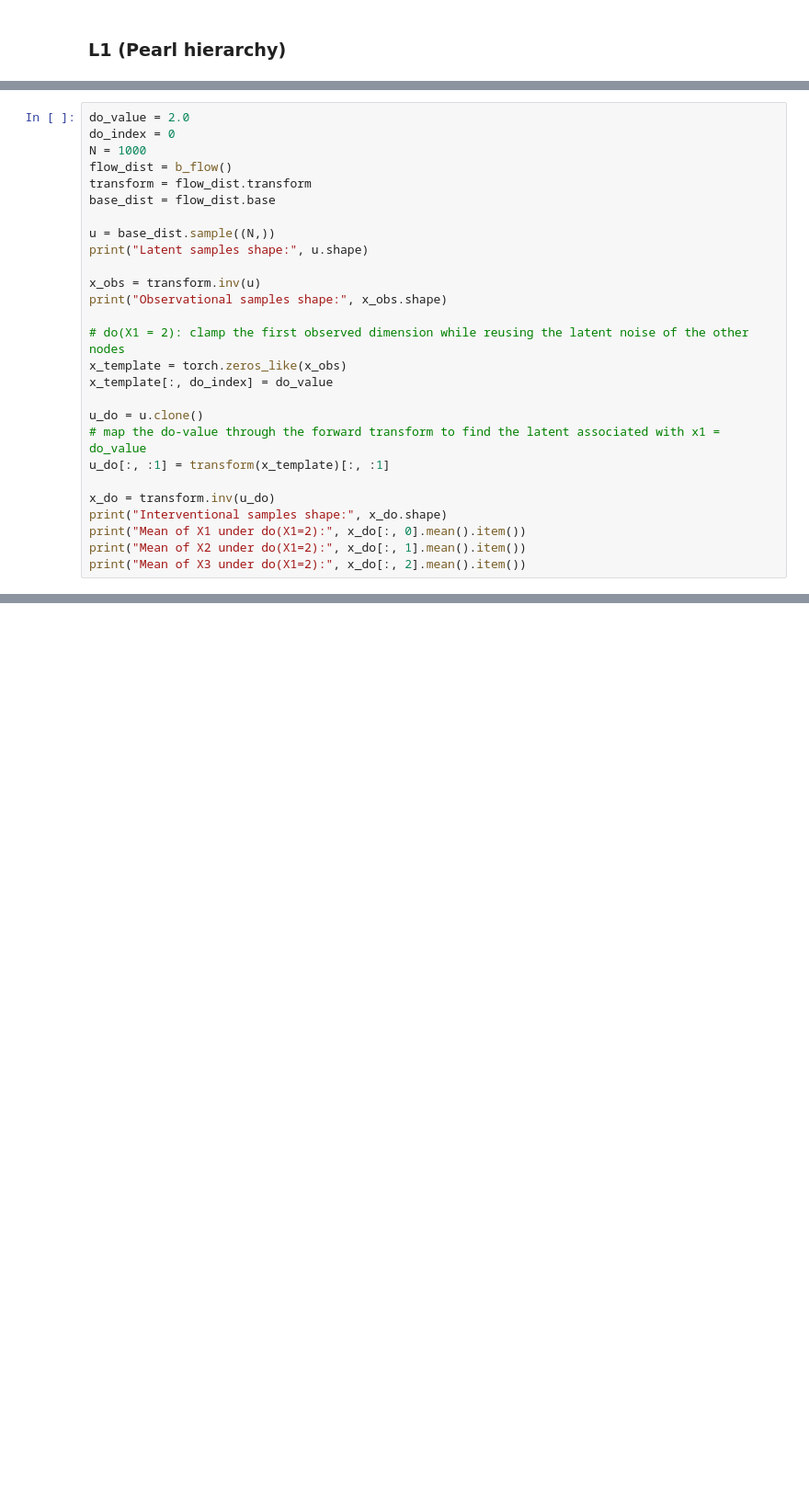
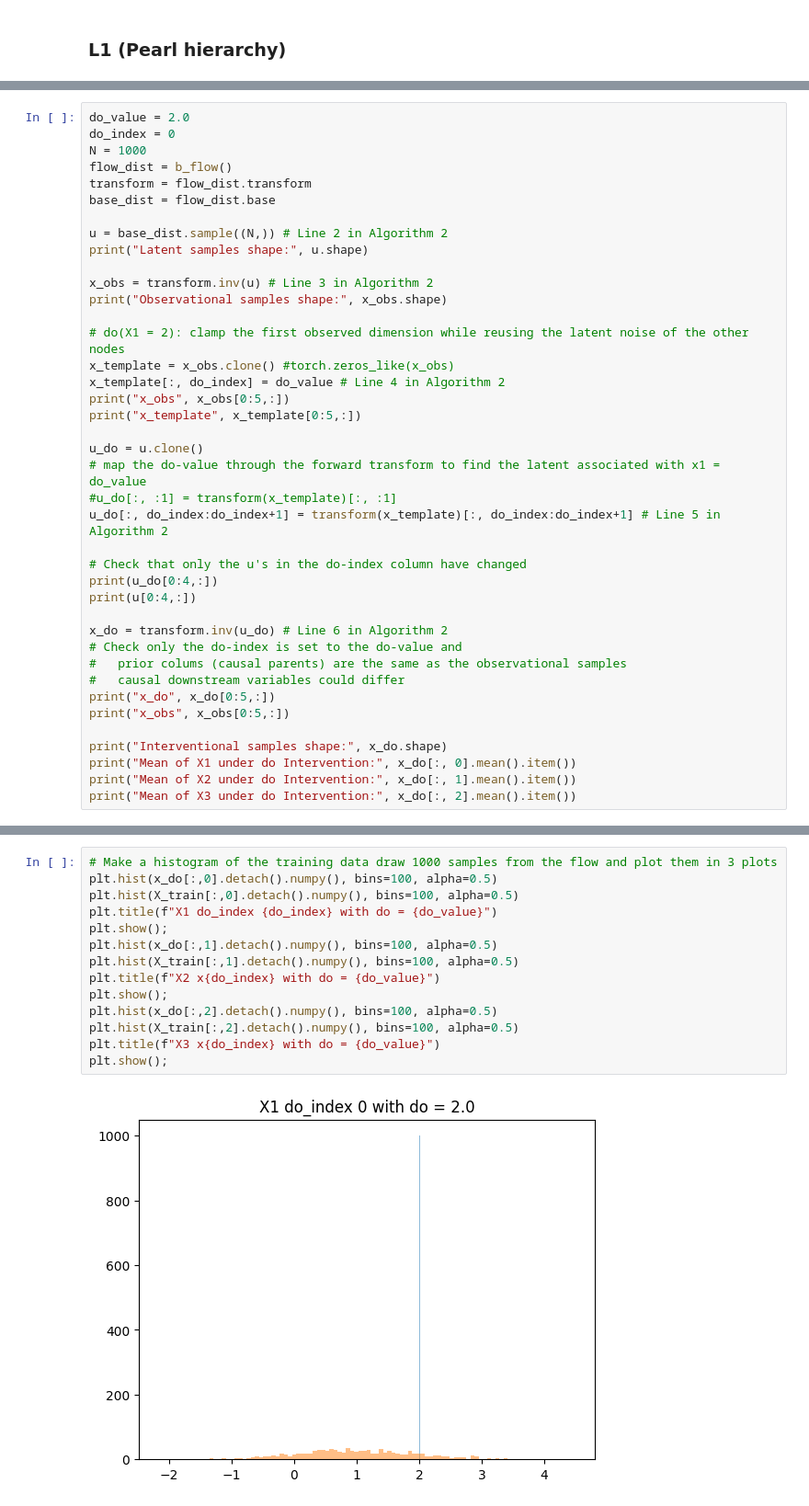
Before and after one commit to tensorchiefs/zuko_playground, a Jupyter notebook: zuko_tester.ipynb, the cells around one changed output, grey strips where cells are left out. Shown at 92% size. Cells and saved outputs as stored; diff of their text form; blank space fills up the shorter version.

```diff
--- a/zuko_tester.ipynb
+++ b/zuko_tester.ipynb
@@ -256,25 +259,38 @@ flow_dist = b_flow()
 transform = flow_dist.transform
 base_dist = flow_dist.base
 
-u = base_dist.sample((N,))
+u = base_dist.sample((N,)) # Line 2 in Algorithm 2
 print("Latent samples shape:", u.shape)
 
-x_obs = transform.inv(u)
+x_obs = transform.inv(u) # Line 3 in Algorithm 2
 print("Observational samples shape:", x_obs.shape)
 
 # do(X1 = 2): clamp the first observed dimension while reusing the latent noise of the other nodes
-x_template = torch.zeros_like(x_obs)
-x_template[:, do_index] = do_value
+x_template = x_obs.clone() #torch.zeros_like(x_obs)
+x_template[:, do_index] = do_value # Line 4 in Algorithm 2
+print("x_obs", x_obs[0:5,:])
+print("x_template", x_template[0:5,:])
 
 u_do = u.clone()
 # map the do-value through the forward transform to find the latent associated with x1 = do_value
-u_do[:, :1] = transform(x_template)[:, :1]
+#u_do[:, :1] = transform(x_template)[:, :1]
+u_do[:, do_index:do_index+1] = transform(x_template)[:, do_index:do_index+1] # Line 5 in Algorithm 2
 
-x_do = transform.inv(u_do)
+# Check that only the u's in the do-index column have changed
+print(u_do[0:4,:])
+print(u[0:4,:])
+
+x_do = transform.inv(u_do) # Line 6 in Algorithm 2
+# Check only the do-index is set to the do-value and
+#   prior colums (causal parents) are the same as the observational samples
+#   causal downstream variables could differ
+print("x_do", x_do[0:5,:])
+print("x_obs", x_obs[0:5,:])
+
 print("Interventional samples shape:", x_do.shape)
-print("Mean of X1 under do(X1=2):", x_do[:, 0].mean().item())
-print("Mean of X2 under do(X1=2):", x_do[:, 1].mean().item())
-print("Mean of X3 under do(X1=2):", x_do[:, 2].mean().item())
+print("Mean of X1 under do Intervention:", x_do[:, 0].mean().item())
+print("Mean of X2 under do Intervention:", x_do[:, 1].mean().item())
+print("Mean of X3 under do Intervention:", x_do[:, 2].mean().item())
 # %% [output]
 Latent samples shape: torch.Size([1000, 3])
 Observational samples shape: torch.Size([1000, 3])
@@ -284,0 +312,16 @@ Mean of X3 under do(X1=2): 6.306519031524658
+# %%
+# Make a histogram of the training data draw 1000 samples from the flow and plot them in 3 plots
+plt.hist(x_do[:,0].detach().numpy(), bins=100, alpha=0.5)
+plt.hist(X_train[:,0].detach().numpy(), bins=100, alpha=0.5)
+plt.title(f"X1 do_index {do_index} with do = {do_value}")
+plt.show();
+plt.hist(x_do[:,1].detach().numpy(), bins=100, alpha=0.5)
+plt.hist(X_train[:,1].detach().numpy(), bins=100, alpha=0.5)
+plt.title(f"X2 x{do_index} with do = {do_value}")
+plt.show();
+plt.hist(x_do[:,2].detach().numpy(), bins=100, alpha=0.5)
+plt.hist(X_train[:,2].detach().numpy(), bins=100, alpha=0.5)
+plt.title(f"X3 x{do_index} with do = {do_value}")
+plt.show();
+# %% [output]
+[figure, added]
```
Also changed, not shown: parts of 20 cells of this notebook, 1 other file.
